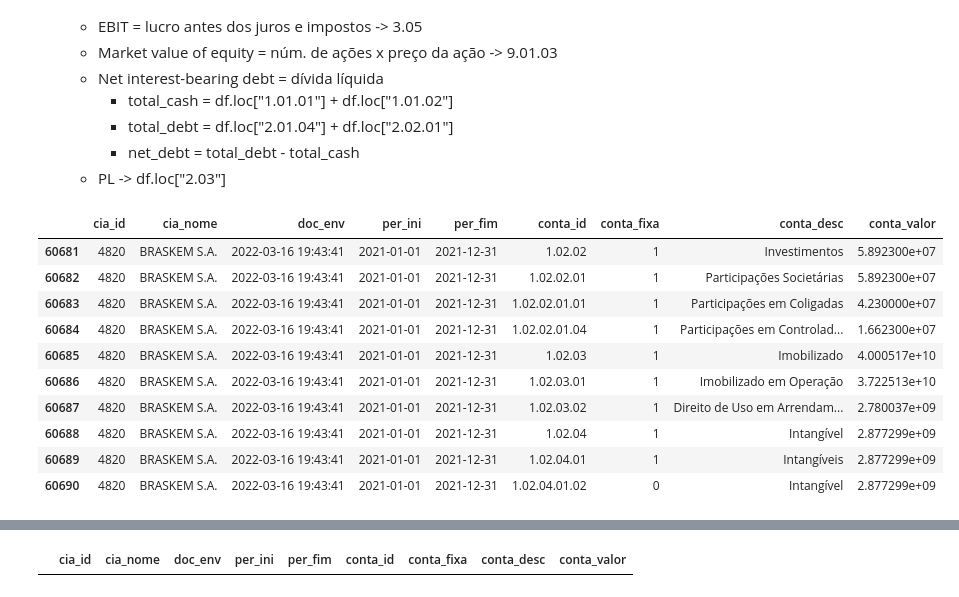
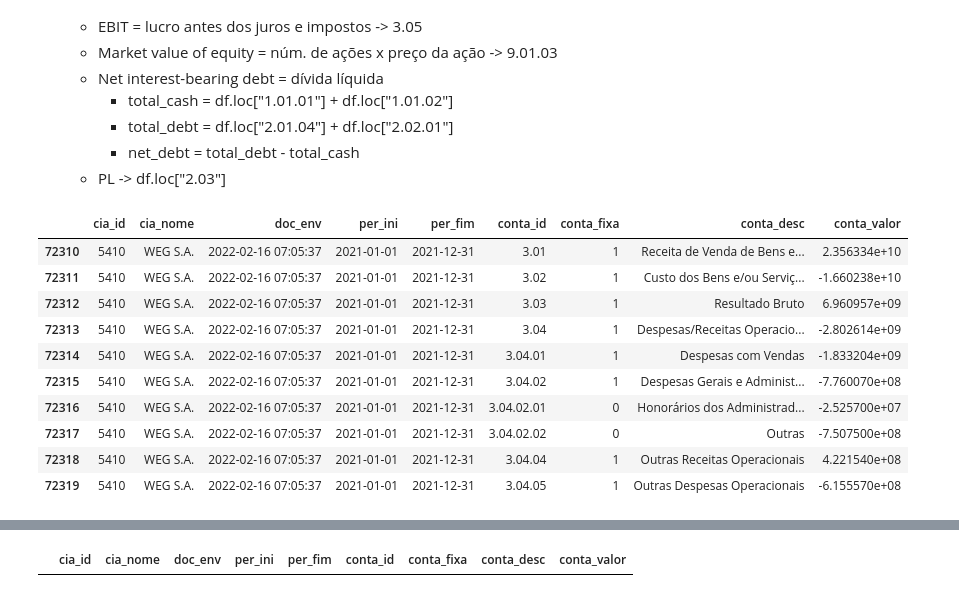
Before and after one commit to AlgebraQuant/MagicFormula, a Jupyter notebook: src/2_magic_financials.ipynb, the cells around one changed output, grey strips where cells are left out. Drawn from its saved outputs; the diff is of its cells as text; code cells hidden in the pictures.

```diff
--- a/src/2_magic_financials.ipynb
+++ b/src/2_magic_financials.ipynb
@@ -174,18 +174,18 @@ Logo, para usar a fórmula precisamos filtrar as empresas por:
         - net_debt = total_debt - total_cash
     - PL -> df.loc["2.03"]
 # %%
-df.query('conta_id.str.startswith("1.02") and cia_id == 4820 and per_fim == "2021-12-31"').tail(10)
+df.query('conta_id.str.startswith("3") and cia_id == 5410 and per_fim == "2021-12-31"').head(10)
 # %% [output]
 |  | cia_id | cia_nome | doc_env | per_ini | per_fim | conta_id | conta_fixa | conta_desc | conta_valor |
-| 60681 | 4820 | BRASKEM S.A. | 2022-03-16 19:43:41 | 2021-01-01 | 2021-12-31 | 1.02.02 | 1 | Investimentos | 5.892300e+07 |
-| 60682 | 4820 | BRASKEM S.A. | 2022-03-16 19:43:41 | 2021-01-01 | 2021-12-31 | 1.02.02.01 | 1 | Participações Societárias | 5.892300e+07 |
-| 60683 | 4820 | BRASKEM S.A. | 2022-03-16 19:43:41 | 2021-01-01 | 2021-12-31 | 1.02.02.01.01 | 1 | Participações em Coligadas | 4.230000e+07 |
-| 60684 | 4820 | BRASKEM S.A. | 2022-03-16 19:43:41 | 2021-01-01 | 2021-12-31 | 1.02.02.01.04 | 1 | Participações em Controlad... | 1.662300e+07 |
-| 60685 | 4820 | BRASKEM S.A. | 2022-03-16 19:43:41 | 2021-01-01 | 2021-12-31 | 1.02.03 | 1 | Imobilizado | 4.000517e+10 |
-| 60686 | 4820 | BRASKEM S.A. | 2022-03-16 19:43:41 | 2021-01-01 | 2021-12-31 | 1.02.03.01 | 1 | Imobilizado em Operação | 3.722513e+10 |
-| 60687 | 4820 | BRASKEM S.A. | 2022-03-16 19:43:41 | 2021-01-01 | 2021-12-31 | 1.02.03.02 | 1 | Direito de Uso em Arrendam... | 2.780037e+09 |
-| 60688 | 4820 | BRASKEM S.A. | 2022-03-16 19:43:41 | 2021-01-01 | 2021-12-31 | 1.02.04 | 1 | Intangível | 2.877299e+09 |
-| 60689 | 4820 | BRASKEM S.A. | 2022-03-16 19:43:41 | 2021-01-01 | 2021-12-31 | 1.02.04.01 | 1 | Intangíveis | 2.877299e+09 |
-| 60690 | 4820 | BRASKEM S.A. | 2022-03-16 19:43:41 | 2021-01-01 | 2021-12-31 | 1.02.04.01.02 | 0 | Intangível | 2.877299e+09 |
+| 72310 | 5410 | WEG S.A. | 2022-02-16 07:05:37 | 2021-01-01 | 2021-12-31 | 3.01 | 1 | Receita de Venda de Bens e... | 2.356334e+10 |
+| 72311 | 5410 | WEG S.A. | 2022-02-16 07:05:37 | 2021-01-01 | 2021-12-31 | 3.02 | 1 | Custo dos Bens e/ou Serviç... | -1.660238e+10 |
+| 72312 | 5410 | WEG S.A. | 2022-02-16 07:05:37 | 2021-01-01 | 2021-12-31 | 3.03 | 1 | Resultado Bruto | 6.960957e+09 |
+| 72313 | 5410 | WEG S.A. | 2022-02-16 07:05:37 | 2021-01-01 | 2021-12-31 | 3.04 | 1 | Despesas/Receitas Operacio... | -2.802614e+09 |
+| 72314 | 5410 | WEG S.A. | 2022-02-16 07:05:37 | 2021-01-01 | 2021-12-31 | 3.04.01 | 1 | Despesas com Vendas | -1.833204e+09 |
+| 72315 | 5410 | WEG S.A. | 2022-02-16 07:05:37 | 2021-01-01 | 2021-12-31 | 3.04.02 | 1 | Despesas Gerais e Administ... | -7.760070e+08 |
+| 72316 | 5410 | WEG S.A. | 2022-02-16 07:05:37 | 2021-01-01 | 2021-12-31 | 3.04.02.01 | 0 | Honorários dos Administrad... | -2.525700e+07 |
+| 72317 | 5410 | WEG S.A. | 2022-02-16 07:05:37 | 2021-01-01 | 2021-12-31 | 3.04.02.02 | 0 | Outras | -7.507500e+08 |
+| 72318 | 5410 | WEG S.A. | 2022-02-16 07:05:37 | 2021-01-01 | 2021-12-31 | 3.04.04 | 1 | Outras Receitas Operacionais | 4.221540e+08 |
+| 72319 | 5410 | WEG S.A. | 2022-02-16 07:05:37 | 2021-01-01 | 2021-12-31 | 3.04.05 | 1 | Outras Despesas Operacionais | -6.155570e+08 |
 # %%
 # Filtrar as contas que serão usadas
```
Also changed, not shown: parts of 19 cells of this notebook, 5 other files.
